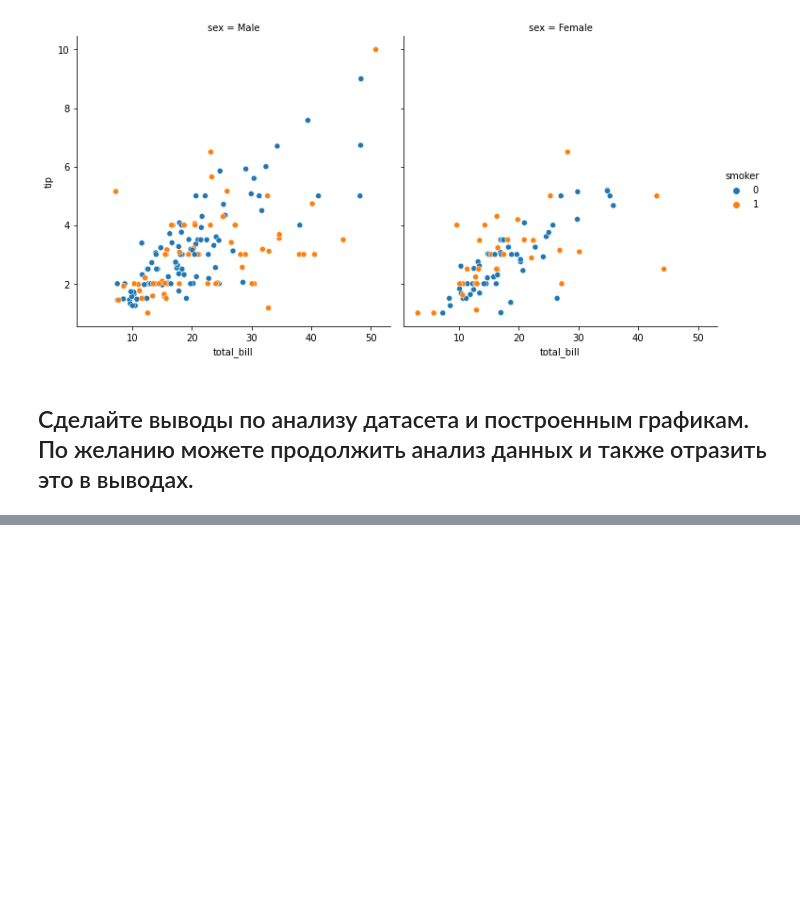
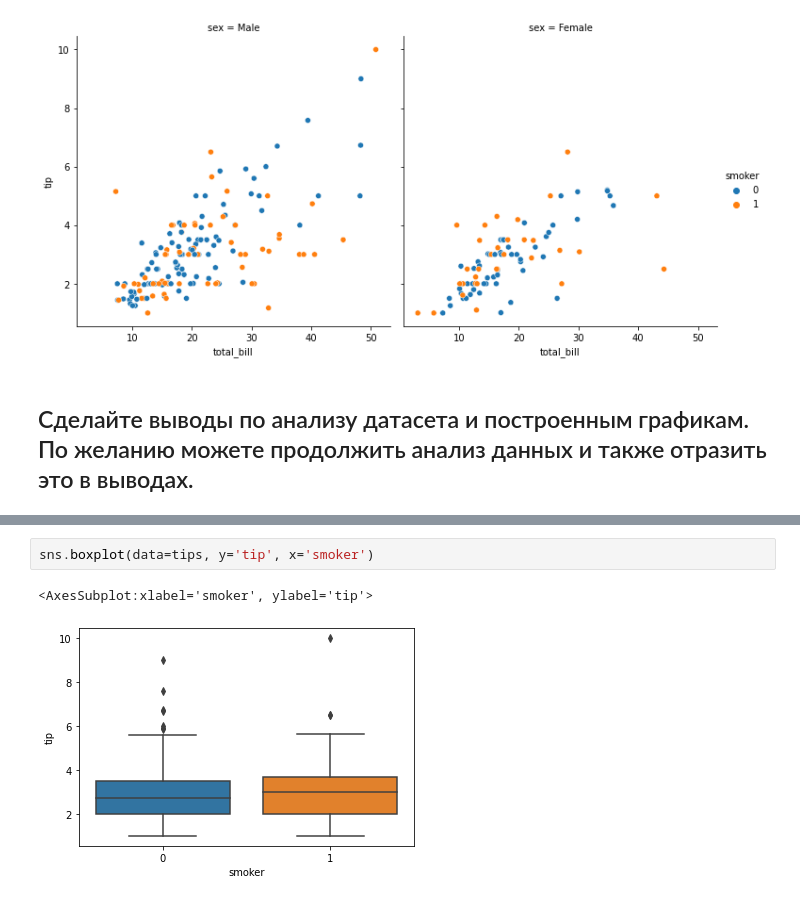
Before and after one commit to chemarev/otus-ml-basic, a Jupyter notebook: homework_03/Analyze and Visualize.ipynb, the cells around one changed output, grey strips where cells are left out. Cells and saved outputs as stored; diff of their text form; blank space fills up the shorter version.

```diff
--- a/homework_03/Analyze and Visualize.ipynb
+++ b/homework_03/Analyze and Visualize.ipynb
@@ -263,0 +276,5 @@ sns.relplot(data=tips, x='total_bill', y='tip', col='sex', hue='smoker', kind='s
+# %%
+sns.boxplot(data=tips, y='tip', x='smoker')
+# %% [output]
+<AxesSubplot:xlabel='smoker', ylabel='tip'>
+[figure, added]
```
Also changed, not shown: parts of 6 cells of this notebook.
